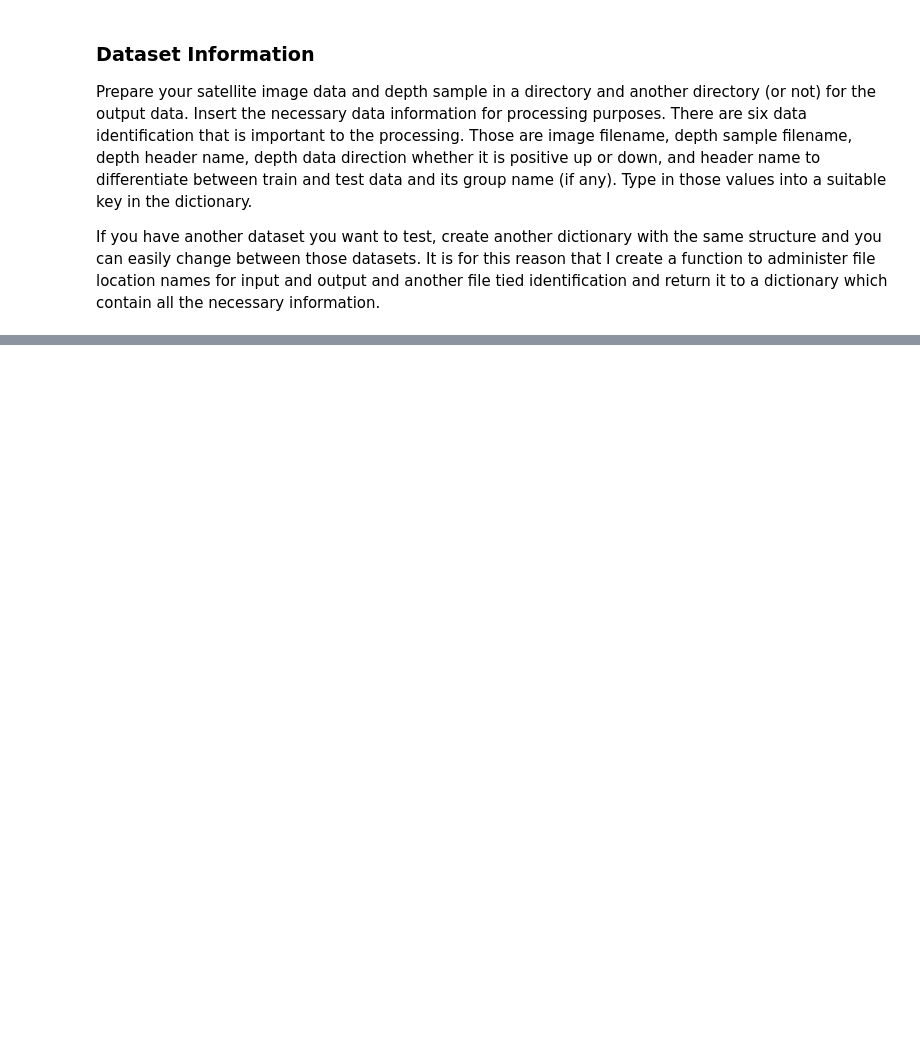
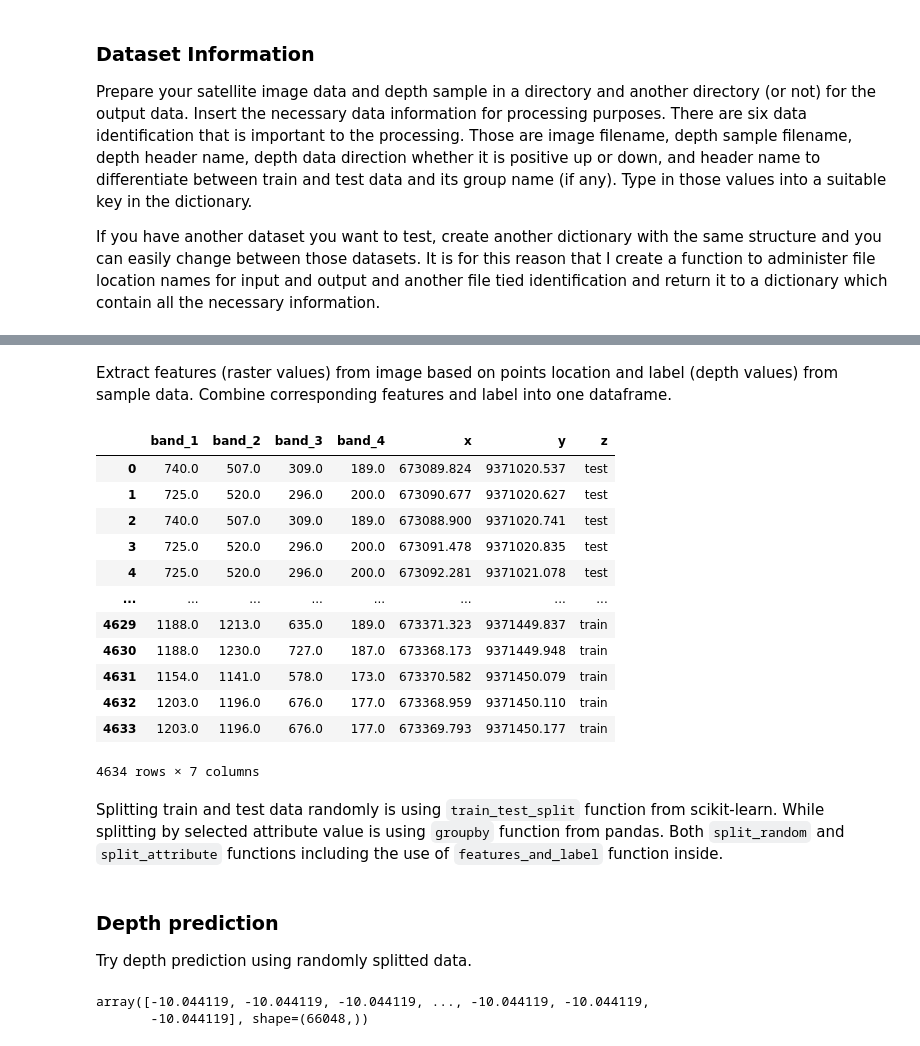
Before and after one commit to rifqiharrys/sdb_gui, a Jupyter notebook: notebooks/sdb-module-how-to.ipynb, the cells around one changed output, grey strips where cells are left out. Drawn from its saved outputs; the diff is of its cells as text; code cells hidden in the pictures; blank space fills up the shorter version.

```diff
--- a/notebooks/sdb-module-how-to.ipynb
+++ b/notebooks/sdb-module-how-to.ipynb
@@ -52,8 +52,8 @@ Prepare your satellite image data and depth sample in a directory and another di
 If you have another dataset you want to test, create another dictionary with the same structure and you can easily change between those datasets. It is for this reason that I create a function to administer file location names for input and output and another file tied identification and return it to a dictionary which contain all the necessary information.
 # %%
 # Input and output directory
-dir_in = 'input/'
-dir_out = 'output/'
+dir_in = 'data/input/'
+dir_out = 'data/output/'
 
 ## File information dictionary
 # Pulau Karang Bongkok & Pulau Semak Daun
@@ -132,0 +207,4 @@ sample
+# %%
+# Clip vector that is located outside image boundary
+clipped_sample = sdb.clip_vector(image, sample)
+clipped_sample
@@ -132,0 +225,8 @@ sample
+# %%
+# Filter by depth of input sample data in positive up direction (default 0 to -12)
+depth_filtered_sample = sdb.in_depth_filter(
+    clipped_sample,
+    header=input_dict['depth_header'],
+    depth_direction=input_dict['depth_direction']
+)
+depth_filtered_sample
@@ -132,0 +247,22 @@ sample
+# %% [markdown]
+Extract features (raster values) from image based on points location and label (depth values) from sample data. Combine corresponding features and label into one dataframe.
+# %%
+# Extract features from image data
+features_and_label = sdb.features_label(image, depth_filtered_sample, input_dict['train_header'])
+features_and_label
+# %% [output]
+|  | band_1 | band_2 | band_3 | band_4 | x | y | z |
+| 0 | 740.0 | 507.0 | 309.0 | 189.0 | 673089.824 | 9371020.537 | test |
+| 1 | 725.0 | 520.0 | 296.0 | 200.0 | 673090.677 | 9371020.627 | test |
+| 2 | 740.0 | 507.0 | 309.0 | 189.0 | 673088.900 | 9371020.741 | test |
+| 3 | 725.0 | 520.0 | 296.0 | 200.0 | 673091.478 | 9371020.835 | test |
+| 4 | 725.0 | 520.0 | 296.0 | 200.0 | 673092.281 | 9371021.078 | test |
+| ... | ... | ... | ... | ... | ... | ... | ... |
+| 4629 | 1188.0 | 1213.0 | 635.0 | 189.0 | 673371.323 | 9371449.837 | train |
+| 4630 | 1188.0 | 1230.0 | 727.0 | 187.0 | 673368.173 | 9371449.948 | train |
+| 4631 | 1154.0 | 1141.0 | 578.0 | 173.0 | 673370.582 | 9371450.079 | train |
+| 4632 | 1203.0 | 1196.0 | 676.0 | 177.0 | 673368.959 | 9371450.110 | train |
+| 4633 | 1203.0 | 1196.0 | 676.0 | 177.0 | 673369.793 | 9371450.177 | train |
+4634 rows × 7 columns
+# %% [markdown]
+Splitting train and test data randomly is using `train_test_split` function from scikit-learn. While splitting by selected attribute value is using `groupby` function from pandas. Both `split_random` and `split_attribute` functions including the use of `features_and_label` function inside.
@@ -132,0 +286,15 @@ sample
+# %% [markdown]
+### Depth prediction
+
+Try depth prediction using randomly splitted data.
+# %%
+# Modelling using K-Nearest Neighbors
+knn_z_predict = sdb.k_nearest_neighbors(
+    unraveled_band=unraveled_image,
+    features_train=random_f_train.drop(columns=['x', 'y']), #excluding xy coordinates
+    label_train=random_z_train
+)
+knn_z_predict
+# %% [output]
+array([-10.044119, -10.044119, -10.044119, ..., -10.044119, -10.044119,
+       -10.044119], shape=(66048,))
```
Also changed, not shown: parts of 27 cells of this notebook.
